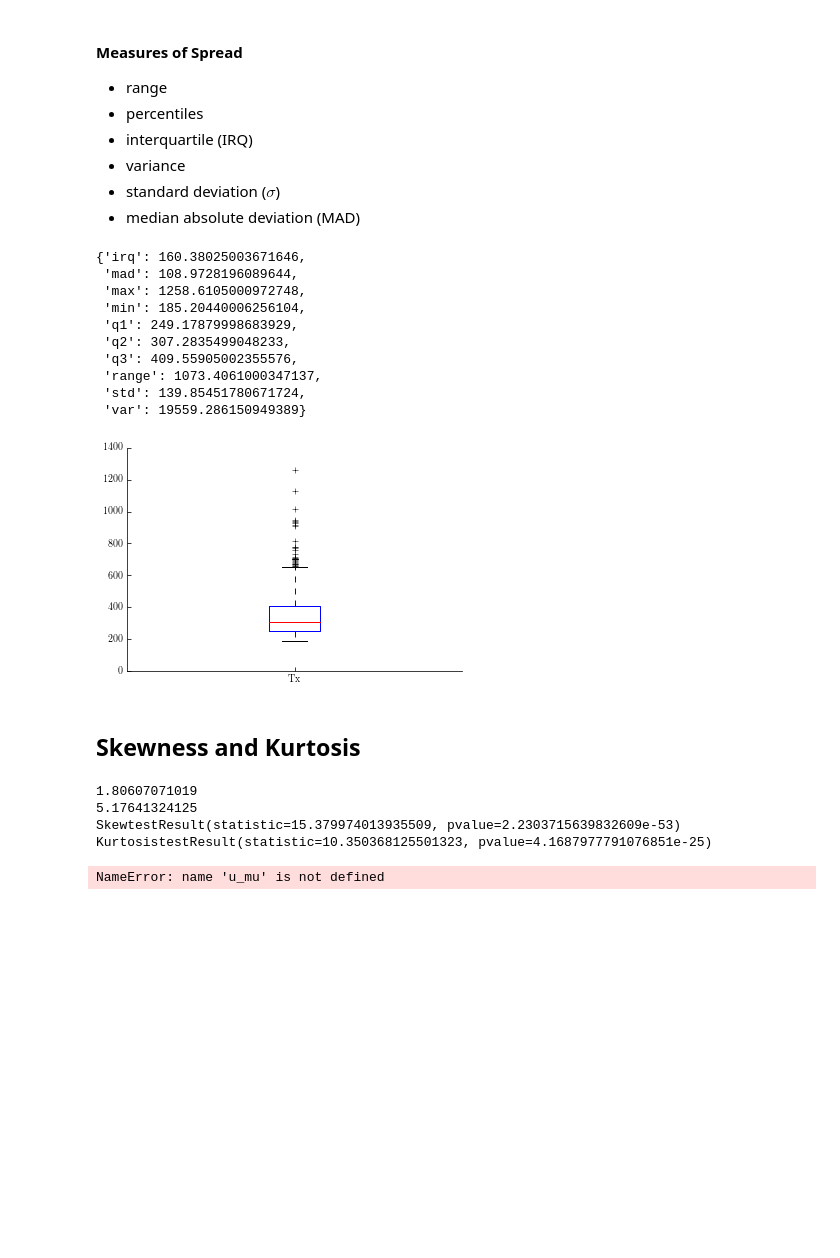
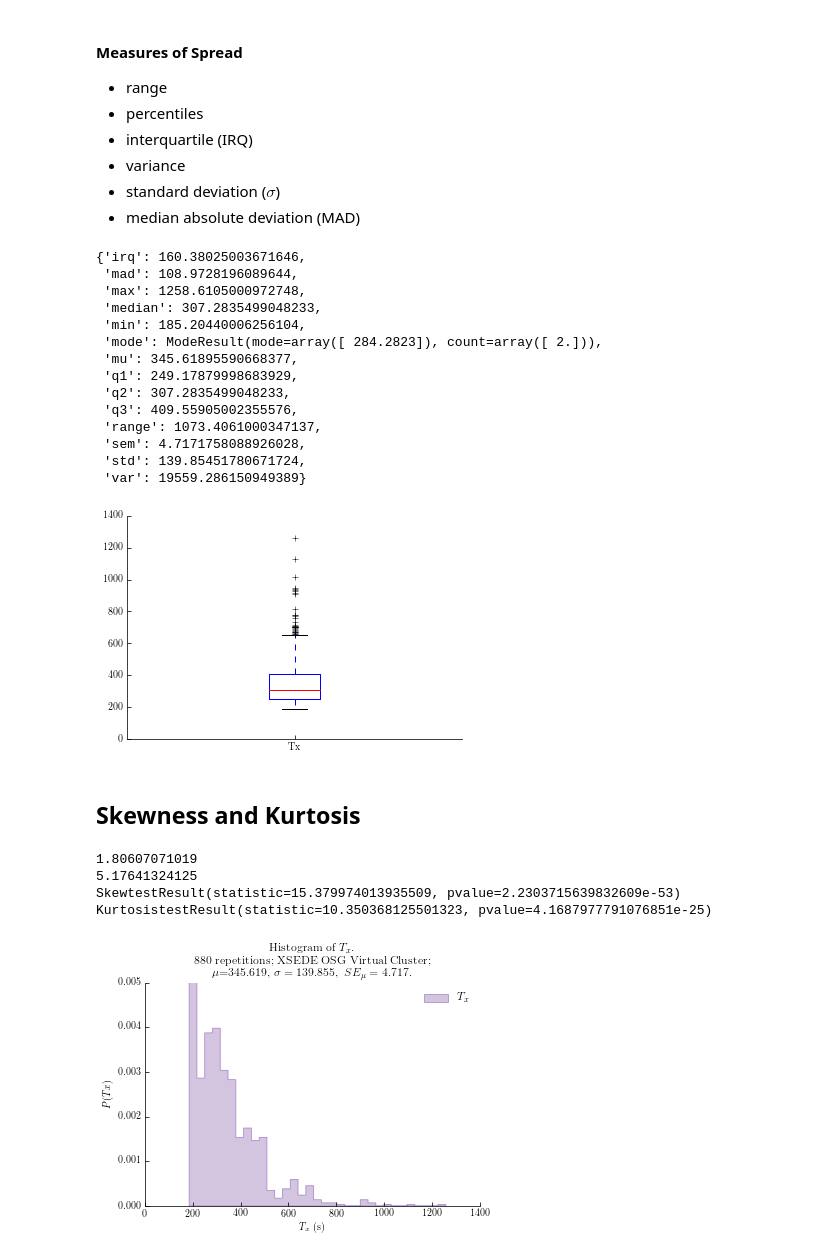
Before and after one commit to radical-cybertools/radical.analytics, a Jupyter notebook: use_cases/rp_on_osg/osg_analysis.ipynb, the cells around one changed output. Cells and saved outputs as stored; diff of their text form; code cells hidden in the pictures; blank space fills up the shorter version.

```diff
--- a/use_cases/rp_on_osg/osg_analysis.ipynb
+++ b/use_cases/rp_on_osg/osg_analysis.ipynb
@@ -493,16 +505,2 @@ rp.session.radical.mturilli.017052.0008
 # %% [markdown]
 We measure also Tx for each unit indipendently.
-# %%
-Txs = []
-
-for exp in sessions.keys():
-    print '\n'+exp
-    for sid in sessions[exp].keys():
-        print "\n%s:" % sid
-        for u in units[sid].list('uid'):
-            # To be cleaned by implementing cleanup in session.filter()
-            if 'unit' in u:
-                unit = sessions[exp][sid].filter(uid=u, inplace=False)
-                Tx = unit.duration(['AGENT_EXECUTING', 'AGENT_STAGING_OUTPUT_PENDING'])
-                Txs.append(Tx)
-                print "%s; Tx: %s" % (u, Tx)
@@ -599,8 +616,8 @@ def measures_of_center(durations):
 
 # The experimental dataset: continous random variables (time)
 Txs = sorted(Txs)
-Tx_centers = measures_of_center(Txs)
-pprint.pprint(Tx_centers)
+Tx_measures = measures_of_center(Txs)
+pprint.pprint(Tx_measures)
 # %% [output]
 {'median': 307.2835499048233,
  'mode': ModeResult(mode=array([ 284.2823]), count=array([ 2.])),
@@ -627,8 +644,8 @@ def measures_of_spread(durations):
 
     return m
 
-Tx_spreads = measures_of_spread(Txs)
-pprint.pprint(Tx_spreads)
+Tx_measures.update(measures_of_spread(Txs))
+pprint.pprint(Tx_measures)
 
 # MOVE TO DISTRIBUTIONS' ANALYSIS
 plot = fig_setup()
@@ -642,30 +659,36 @@ plt.savefig('figures/osg_cu_spread_box.pdf', dpi=600, bbox_inches='tight')
 #   test does not assume that the data are normally
 #   distributed. How do we interpret the difference?
 x = np.linspace(min(Txs),max(Txs),len(Txs))
-Txs_pdf = mlab.normpdf(x, Tx_centers['mu'], Tx_spreads['std'])
+Txs_pdf = mlab.normpdf(x, Tx_measures['mu'], Tx_measures['std'])
 z_stat, p_val = sps.ranksums(Txs, Txs_pdf)
 # %% [output]
 {'irq': 160.38025003671646,
  'mad': 108.9728196089644,
  'max': 1258.6105000972748,
+ 'median': 307.2835499048233,
  'min': 185.20440006256104,
+ 'mode': ModeResult(mode=array([ 284.2823]), count=array([ 2.])),
+ 'mu': 345.61895590668377,
  'q1': 249.17879998683929,
  'q2': 307.2835499048233,
  'q3': 409.55905002355576,
  'range': 1073.4061000347137,
+ 'sem': 4.7171758088926028,
  'std': 139.85451780671724,
  'var': 19559.286150949389}
 [figure]
 # %% [markdown]
 ## Skewness and Kurtosis
 # %%
-u_skew = sps.skew(Txs, bias=True)
+Tx_measures['skew'] = sps.skew(Txs, bias=True)
+Tx_measures['kurt'] = sps.kurtosis(Txs)
+
 u_skew_test = sps.skewtest(Txs)
-u_kurt = sps.kurtosis(Txs)
 u_kurt_test = sps.kurtosistest(Txs)
 
-print u_skew
-print u_kurt
+print Tx_measures['skew']
+print Tx_measures['kurt']
+
 print u_skew_test
 print u_kurt_test
 
@@ -674,36 +697,36 @@ description = 'Histogram of $%s$' % metric
 task        = 'Gromacs emulation'
 repetition  = '$%s$ repetitions' % len(Txs)
 resource    = 'XSEDE OSG Virtual Cluster'
-stats       = '$\mu$=%.3f,\ \sigma=%.3f,\ SE_\mu=%.3f$' % (u_mu, u_sigma, u_sem)
+stats       = '$\mu$=%.3f,\ \sigma=%.3f,\ SE_\mu=%.3f$' % (Tx_measures['mu'], Tx_measures['std'], Tx_measures['sem'])
 title       = '%s.\n%s; %s;\n%s.' % (description, repetition, resource, stats)
 
 ax = fig_setup()
 
 n, bins, patches = ax.hist(Txs, bins='fd',
         normed=1,
         histtype='stepfilled',
         label="$T_x$",
         linewidth=0.75,
         edgecolor=tableau20[8],
         color=tableau20[9],
         alpha=0.75)
 
 # ax.xaxis.set_major_locator(ticker.MultipleLocator(50))
 # ax.set_xlim(150, 700)
 ax.set_ylim(0.0, 0.005)
 
 plt.ylabel('$P(Tx)$')
 plt.xlabel('$T_x$ (s)')
 plt.title(title)#, y=1.05)
 plt.legend(loc='upper right')
 
-plt.savefig('osg_cu_spread_hist.pdf', dpi=600, bbox_inches='tight')
+plt.savefig('figures/osg_cu_spread_hist.pdf', dpi=600, bbox_inches='tight')
 # %% [output]
 1.80607071019
 5.17641324125
 SkewtestResult(statistic=15.379974013935509, pvalue=2.2303715639832609e-53)
 KurtosistestResult(statistic=10.350368125501323, pvalue=4.1687977791076851e-25)
-NameError: name 'u_mu' is not defined
+[figure, added]
 # %%
 # - Fit to the normal distribution: fit the empirical
 #   distribution to the normal for comparison purposes.
```
Also changed, not shown: parts of 8 cells of this notebook.
